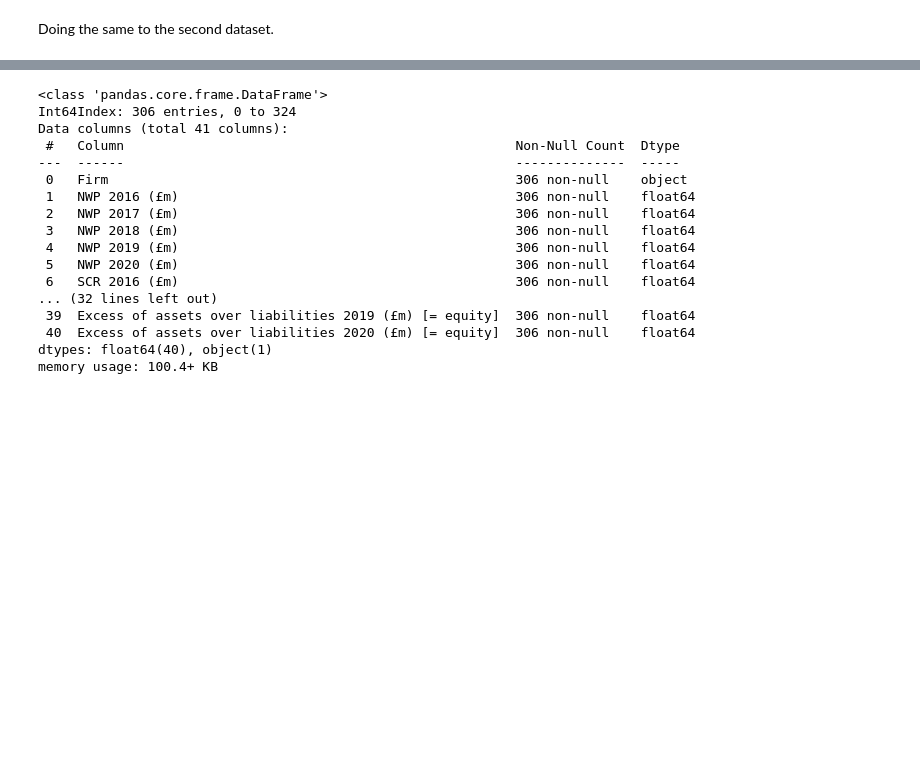
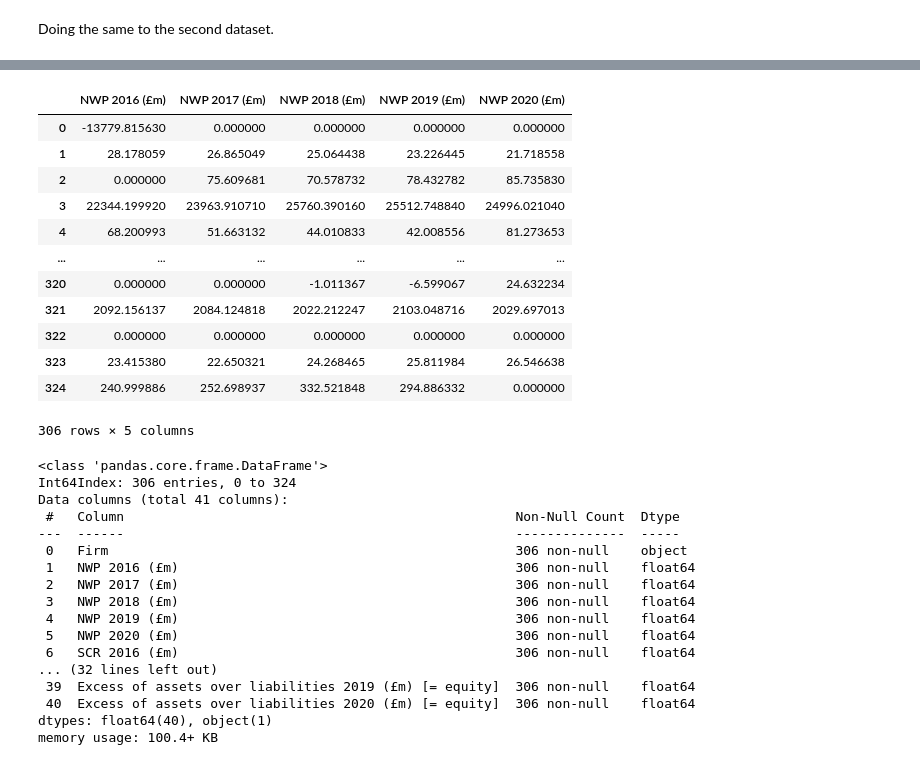
Before and after one commit to JackCT1/insurance-firm-analysis-report, a Jupyter notebook: report.ipynb, the cells around one changed output, grey strips where cells are left out. Saved outputs shown, nothing was run; the diff lists cells and outputs as text; code cells hidden in the pictures; blank space fills up the shorter version.

```diff
--- a/report.ipynb
+++ b/report.ipynb
@@ -23,12 +23,25 @@ df2 = pd.read_csv('Data-for-technical-assessment - Dataset 2 - Underwriting.csv'
 # %% [markdown]
 To further clean the first dataset, we rename the first column naming the firms from 'Unnamed' to 'Firm' and remove the word 'Firm' from all the rows. There are also rows with no data in them (all zeros) so we filter these out. The variable `numeric_columns` selects all the columns of numeric data types (the first column is still of type 'object'). The following line then filters the rows where the column values add up to zero.
 # %%
-df1.rename(columns={'Unnamed: 0': 'Firm'}, inplace=True)
-df1['Firm'] = df1['Firm'].str.replace('Firm ', '')
+def clean_firm_name_column(df: pd.DataFrame) -> pd.DataFrame:
+    df.rename(columns={'Unnamed: 0': 'Firm'}, inplace=True)
+    df['Firm'] = df['Firm'].str.replace('Firm ', '')
+    return df
 
-numeric_columns = df1.select_dtypes(include='number').columns
-df1 = df1[df1[numeric_columns].sum(axis=1) > 0]
+# df1.rename(columns={'Unnamed: 0': 'Firm'}, inplace=True)
+# df1['Firm'] = df1['Firm'].str.replace('Firm ', '')
 
+def filter_rows_with_no_data(df: pd.DataFrame) -> pd.DataFrame:
+    numeric_columns = df.select_dtypes(include='number').columns
+    df = df[df[numeric_columns].sum(axis=1) > 0]
+    return df
+
+
+#numeric_columns = df1.select_dtypes(include='number').columns
+# df1 = df1[df1[numeric_columns].sum(axis=1) > 0]
+
+df1 = clean_firm_name_column(df1)
+df1 = filter_rows_with_no_data(df1)
 df1
 # %% [output]
 |  | Firm | NWP 2016 (£m) | NWP 2017 (£m) | NWP 2018 (£m) | NWP 2019 (£m) | NWP 2020 (£m) | SCR 2016 (£m) | ... |
@@ -71,3 +80,20 @@ df2
+# %%
+nwp_df = df1[['NWP 2016 (£m)', 'NWP 2017 (£m)', 'NWP 2018 (£m)', 'NWP 2019 (£m)', 'NWP 2020 (£m)']]
+nwp_df
+# %% [output]
+|  | NWP 2016 (£m) | NWP 2017 (£m) | NWP 2018 (£m) | NWP 2019 (£m) | NWP 2020 (£m) |
+| 0 | -13779.815630 | 0.000000 | 0.000000 | 0.000000 | 0.000000 |
+| 1 | 28.178059 | 26.865049 | 25.064438 | 23.226445 | 21.718558 |
+| 2 | 0.000000 | 75.609681 | 70.578732 | 78.432782 | 85.735830 |
+| 3 | 22344.199920 | 23963.910710 | 25760.390160 | 25512.748840 | 24996.021040 |
+| 4 | 68.200993 | 51.663132 | 44.010833 | 42.008556 | 81.273653 |
+| ... | ... | ... | ... | ... | ... |
+| 320 | 0.000000 | 0.000000 | -1.011367 | -6.599067 | 24.632234 |
+| 321 | 2092.156137 | 2084.124818 | 2022.212247 | 2103.048716 | 2029.697013 |
+| 322 | 0.000000 | 0.000000 | 0.000000 | 0.000000 | 0.000000 |
+| 323 | 23.415380 | 22.650321 | 24.268465 | 25.811984 | 26.546638 |
+| 324 | 240.999886 | 252.698937 | 332.521848 | 294.886332 | 0.000000 |
+306 rows × 5 columns
 # %%
 df1.info()
 # %% [output]
```
Also changed, not shown: parts of 3 cells of this notebook.
